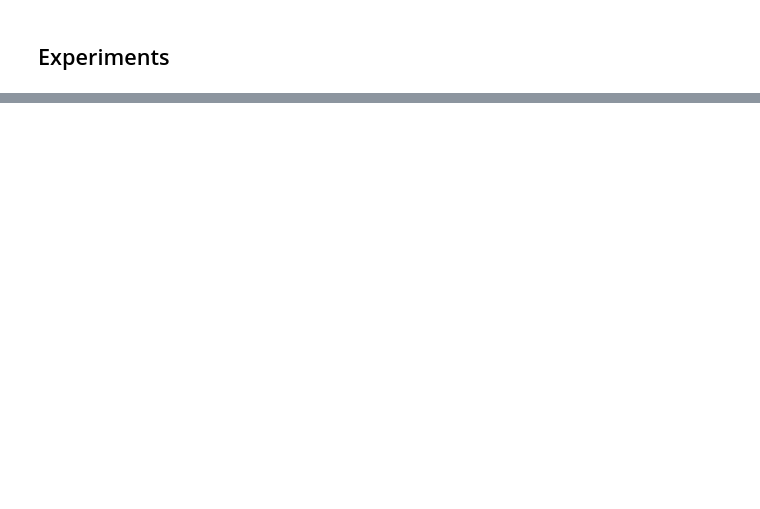
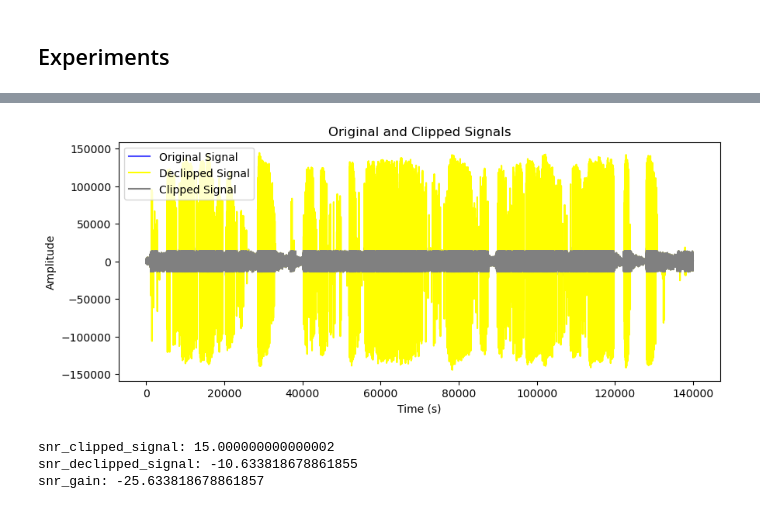
Before and after one commit to jacobo-r/Signal_Processing, a Jupyter notebook: PROJECT.ipynb, the cells around one changed output, grey strips where cells are left out. Drawn from its saved outputs; the diff is of its cells as text; code cells hidden in the pictures; blank space fills up the shorter version.

```diff
--- a/PROJECT.ipynb
+++ b/PROJECT.ipynb
@@ -266,0 +375,10 @@ ValueError: operands could not be broadcast together with shapes (2,) (1025,548)
+# %%
+audio_declipped_wgl = declipping(clipped_data, clipping_masks, clip_threshold, shrinkage= wgl)
+# %%
+w = evaluate(audio_data, clipped_data, audio_declipped_wgl ,clipping_masks )
+print(w)
+# %% [output]
+[figure, added]
+snr_clipped_signal: 15.000000000000002
+snr_declipped_signal: -10.633818678861855
+snr_gain: -25.633818678861857
```
Also changed, not shown: parts of 41 cells of this notebook.
